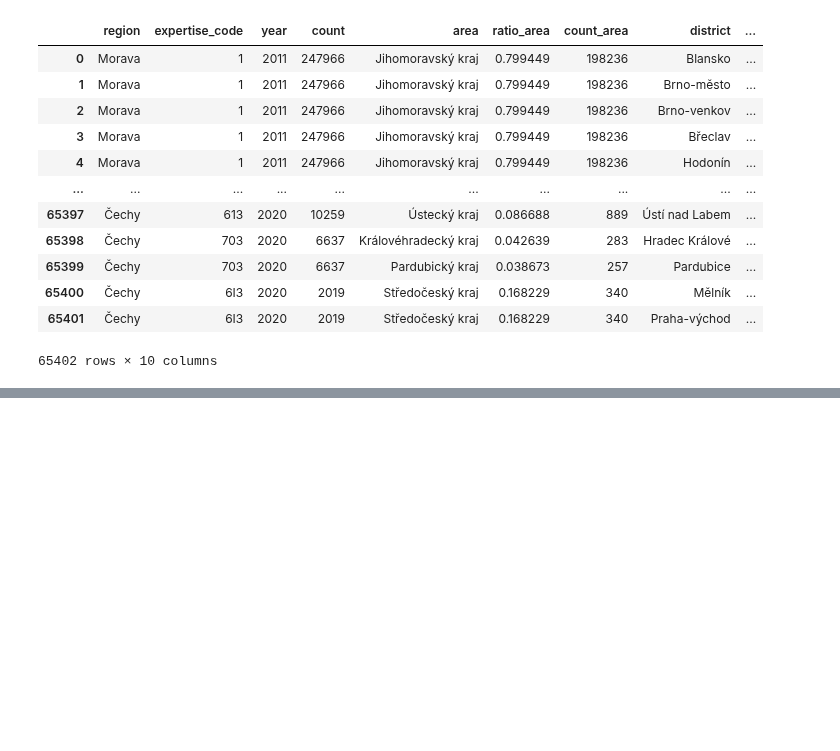
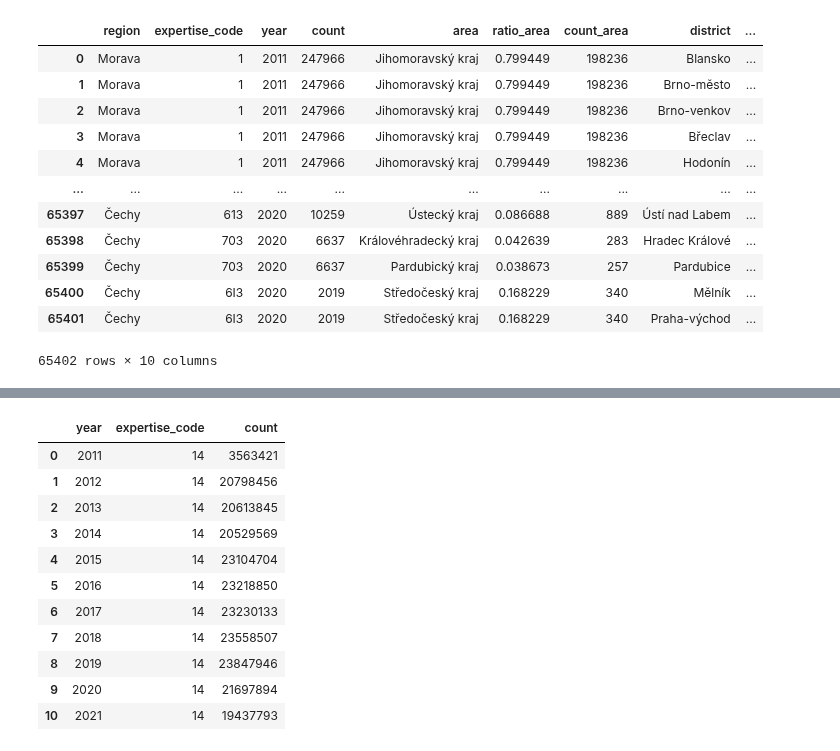
Before and after one commit to opendatalabcz/mapa-zdravi, a Jupyter notebook: src/scripts/models.ipynb, the cells around one changed output, grey strips where cells are left out. Cells and saved outputs as stored; diff of their text form; code cells hidden in the pictures; blank space fills up the shorter version.

```diff
--- a/src/scripts/models.ipynb
+++ b/src/scripts/models.ipynb
@@ -624,0 +716,17 @@ vzp_exp_district
+# %%
+# stomatologie
+dentists_expertise = insurances[insurances.expertise_code == 14][['year', 'expertise_code', 'count']].groupby(['year', 'expertise_code']).sum().reset_index().sort_values('count', ascending=False)
+dentists_expertise.sort_values('year')
+# %% [output]
+|  | year | expertise_code | count |
+| 0 | 2011 | 14 | 3563421 |
+| 1 | 2012 | 14 | 20798456 |
+| 2 | 2013 | 14 | 20613845 |
+| 3 | 2014 | 14 | 20529569 |
+| 4 | 2015 | 14 | 23104704 |
+| 5 | 2016 | 14 | 23218850 |
+| 6 | 2017 | 14 | 23230133 |
+| 7 | 2018 | 14 | 23558507 |
+| 8 | 2019 | 14 | 23847946 |
+| 9 | 2020 | 14 | 21697894 |
+| 10 | 2021 | 14 | 19437793 |
```
Also changed, not shown: parts of 10 cells of this notebook.
